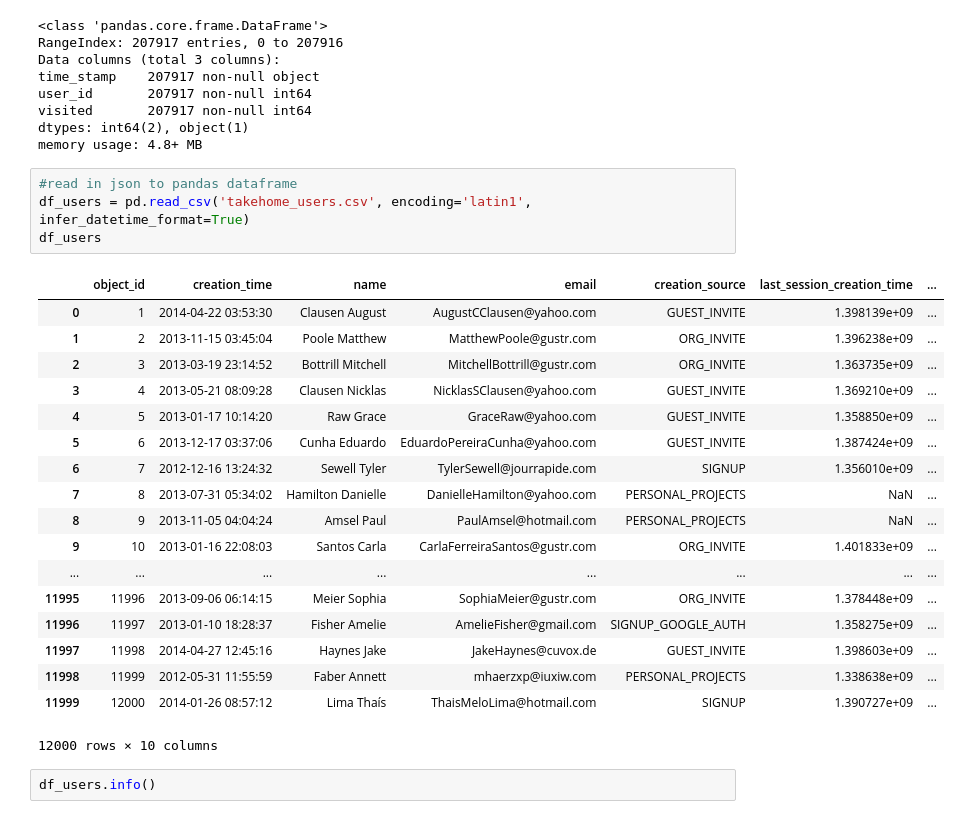
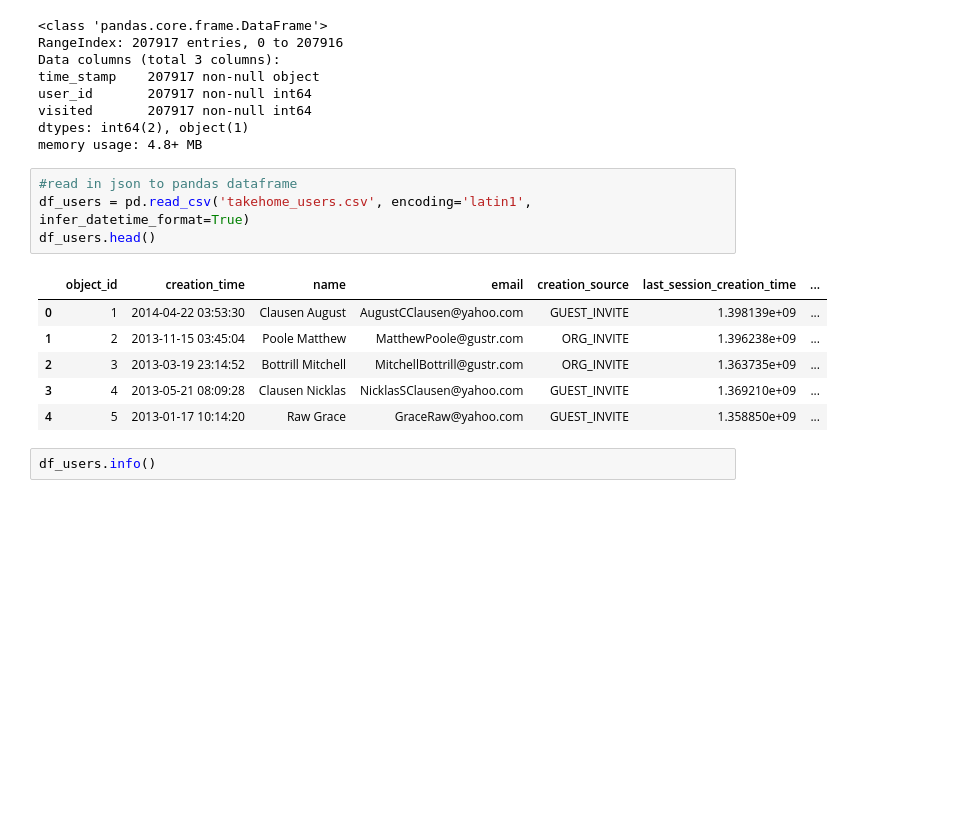
Before and after one commit to lbjennings/Springboard, a Jupyter notebook: Springboard/take_home_exercises/relax_challenge/relax_data_challenge.ipynb, the cells around one changed output. Cells and saved outputs as stored; diff of their text form; blank space fills up the shorter version.

```diff
--- a/Springboard/take_home_exercises/relax_challenge/relax_data_challenge.ipynb
+++ b/Springboard/take_home_exercises/relax_challenge/relax_data_challenge.ipynb
@@ -102,26 +102,14 @@ memory usage: 4.8+ MB
 # %%
 #read in json to pandas dataframe
 df_users = pd.read_csv('takehome_users.csv', encoding='latin1', infer_datetime_format=True)
-df_users
+df_users.head()
 # %% [output]
 |  | object_id | creation_time | name | email | creation_source | last_session_creation_time | ... |
 | 0 | 1 | 2014-04-22 03:53:30 | Clausen August | AugustCClausen@yahoo.com | GUEST_INVITE | 1.398139e+09 | ... |
 | 1 | 2 | 2013-11-15 03:45:04 | Poole Matthew | MatthewPoole@gustr.com | ORG_INVITE | 1.396238e+09 | ... |
 | 2 | 3 | 2013-03-19 23:14:52 | Bottrill Mitchell | MitchellBottrill@gustr.com | ORG_INVITE | 1.363735e+09 | ... |
 | 3 | 4 | 2013-05-21 08:09:28 | Clausen Nicklas | NicklasSClausen@yahoo.com | GUEST_INVITE | 1.369210e+09 | ... |
 | 4 | 5 | 2013-01-17 10:14:20 | Raw Grace | GraceRaw@yahoo.com | GUEST_INVITE | 1.358850e+09 | ... |
-| 5 | 6 | 2013-12-17 03:37:06 | Cunha Eduardo | EduardoPereiraCunha@yahoo.com | GUEST_INVITE | 1.387424e+09 | ... |
-| 6 | 7 | 2012-12-16 13:24:32 | Sewell Tyler | TylerSewell@jourrapide.com | SIGNUP | 1.356010e+09 | ... |
-| 7 | 8 | 2013-07-31 05:34:02 | Hamilton Danielle | DanielleHamilton@yahoo.com | PERSONAL_PROJECTS | NaN | ... |
-| 8 | 9 | 2013-11-05 04:04:24 | Amsel Paul | PaulAmsel@hotmail.com | PERSONAL_PROJECTS | NaN | ... |
-| 9 | 10 | 2013-01-16 22:08:03 | Santos Carla | CarlaFerreiraSantos@gustr.com | ORG_INVITE | 1.401833e+09 | ... |
-| ... | ... | ... | ... | ... | ... | ... | ... |
-| 11995 | 11996 | 2013-09-06 06:14:15 | Meier Sophia | SophiaMeier@gustr.com | ORG_INVITE | 1.378448e+09 | ... |
-| 11996 | 11997 | 2013-01-10 18:28:37 | Fisher Amelie | AmelieFisher@gmail.com | SIGNUP_GOOGLE_AUTH | 1.358275e+09 | ... |
-| 11997 | 11998 | 2014-04-27 12:45:16 | Haynes Jake | JakeHaynes@cuvox.de | GUEST_INVITE | 1.398603e+09 | ... |
-| 11998 | 11999 | 2012-05-31 11:55:59 | Faber Annett | mhaerzxp@iuxiw.com | PERSONAL_PROJECTS | 1.338638e+09 | ... |
-| 11999 | 12000 | 2014-01-26 08:57:12 | Lima Thaís | ThaisMeloLima@hotmail.com | SIGNUP | 1.390727e+09 | ... |
-12000 rows × 10 columns
 # %%
 df_users.info()
 # %% [output]
```
Also changed, not shown: parts of 20 cells of this notebook.
